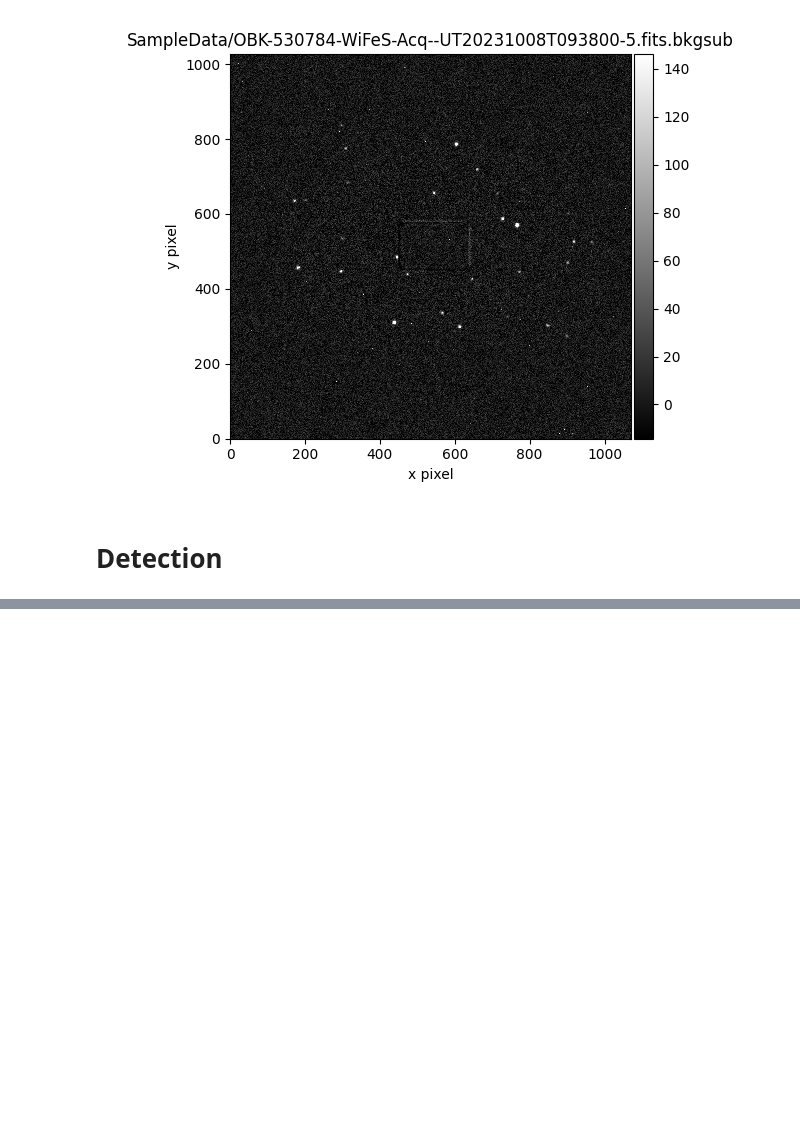
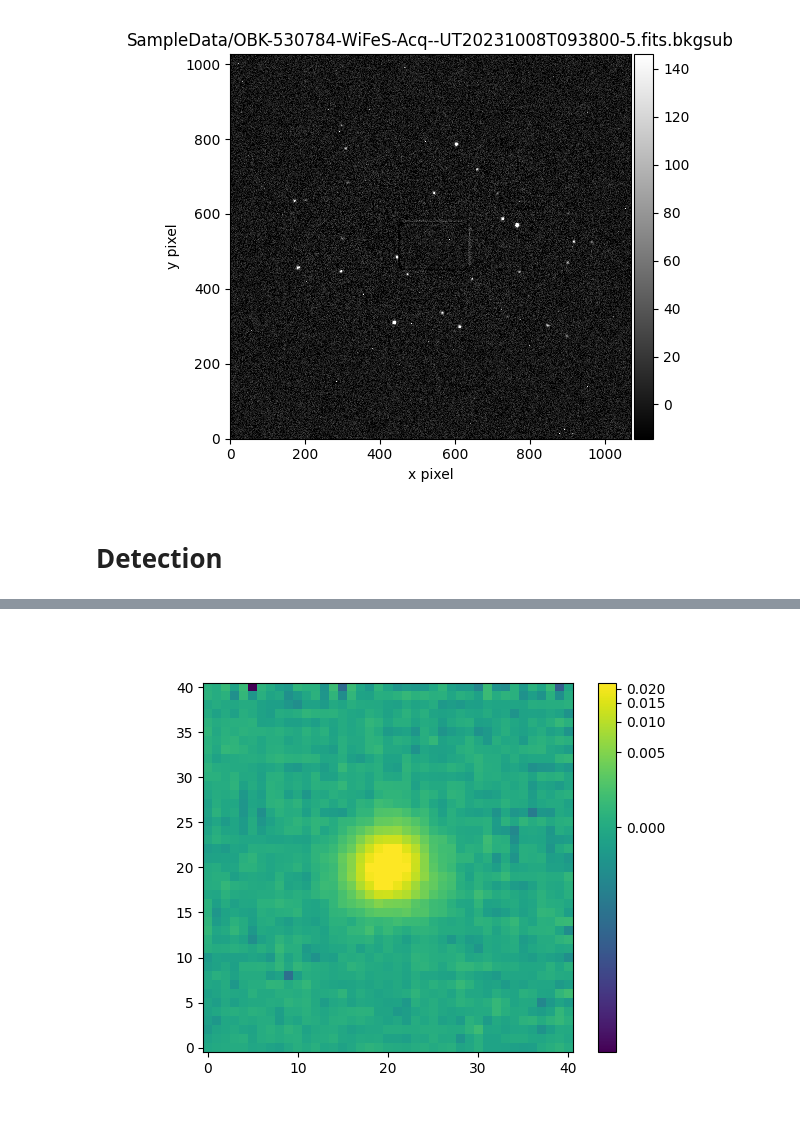
Before and after one commit to MaxFleming23/WiFeS_seeing, a Jupyter notebook: start.ipynb, the cells around one changed output, grey strips where cells are left out. Cells and saved outputs as stored; diff of their text form; code cells hidden in the pictures; blank space fills up the shorter version.

```diff
--- a/start.ipynb
+++ b/start.ipynb
@@ -466,3 +512,13 @@ No.    Name      Ver    Type      Cards   Dimensions   Format
+# %%
+x, y = np.mgrid[0:41, 0:41]
+plt.figure(clear=True)
+plt.imshow(psfmodel.evaluate(x,y,1,20,20), norm=norm, origin='lower', cmap='viridis')
+plt.colorbar()
+# plt.gca().invert_yaxis()
+# plt.gca().invert_xaxis()
+plt.show()
+# %% [output]
+[figure, added]
 # %%
 class StarDetector(DAOStarFinder):
 
```
Also changed, not shown: parts of 10 cells of this notebook.
